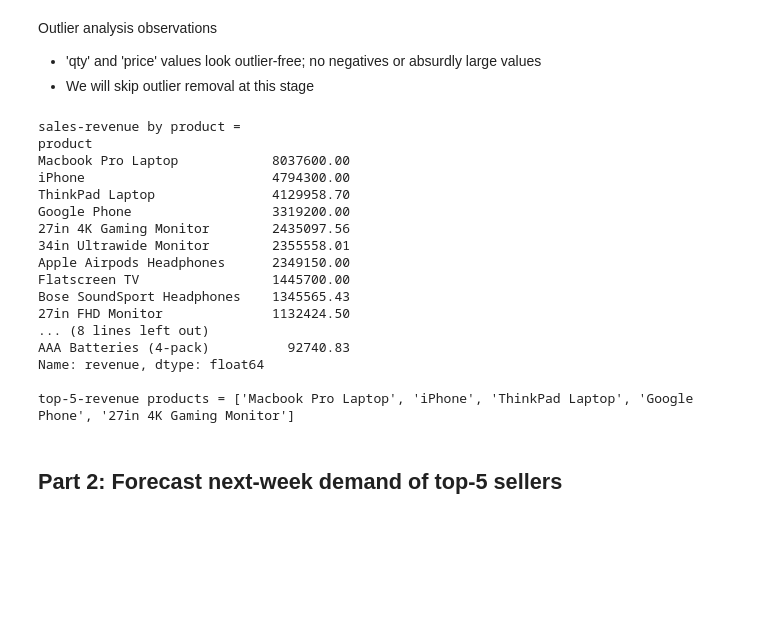
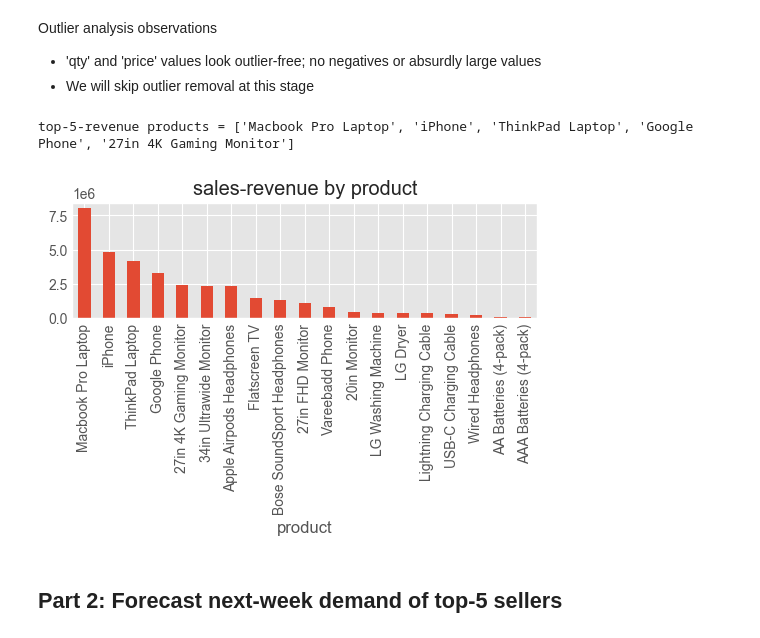
Before and after one commit to harshgits/supreme-pancake, a Jupyter notebook: sales_forecast.ipynb, the cells around one changed output. Saved outputs shown, nothing was run; the diff lists cells and outputs as text; code cells hidden in the pictures; blank space fills up the shorter version.

```diff
--- a/sales_forecast.ipynb
+++ b/sales_forecast.ipynb
@@ -86,37 +108,22 @@ Outlier analysis observations
 # %%
 # get top-5 products by sales-revenue (sales dollar value)
 
 hist_df["revenue"] = hist_df["qty"] * hist_df["price"]
 
 # group by product and sum revenue
-revenue_df = hist_df.groupby("product")["revenue"].sum().sort_values(
+revenue_ser = hist_df.groupby("product")["revenue"].sum().sort_values(
     ascending=False
 )
 
-print("sales-revenue by product =")
-print(revenue_df)
+ax = revenue_ser.plot(kind="bar", ax=plt.subplots(figsize=(6, 1.5))[1])
+ax.set_title("sales-revenue by product")
 
 # get top-5 products
-top_products = revenue_df.index[:5].to_list()
+top_products = revenue_ser.index[:5].to_list()
 
 print(f"\ntop-5-revenue products = {top_products}")
 # %% [output]
-sales-revenue by product =
-product
-Macbook Pro Laptop            8037600.00
-iPhone                        4794300.00
-ThinkPad Laptop               4129958.70
-Google Phone                  3319200.00
-27in 4K Gaming Monitor        2435097.56
-34in Ultrawide Monitor        2355558.01
-Apple Airpods Headphones      2349150.00
-Flatscreen TV                 1445700.00
-Bose SoundSport Headphones    1345565.43
-27in FHD Monitor              1132424.50
-... (8 lines left out)
-AAA Batteries (4-pack)          92740.83
-Name: revenue, dtype: float64
-
 top-5-revenue products = ['Macbook Pro Laptop', 'iPhone', 'ThinkPad Laptop', 'Google Phone', '27in 4K Gaming Monitor']
+[figure, added]
 # %% [markdown]
 ## Part 2: Forecast next-week demand of top-5 sellers
```
Also changed, not shown: parts of 4 cells of this notebook.
